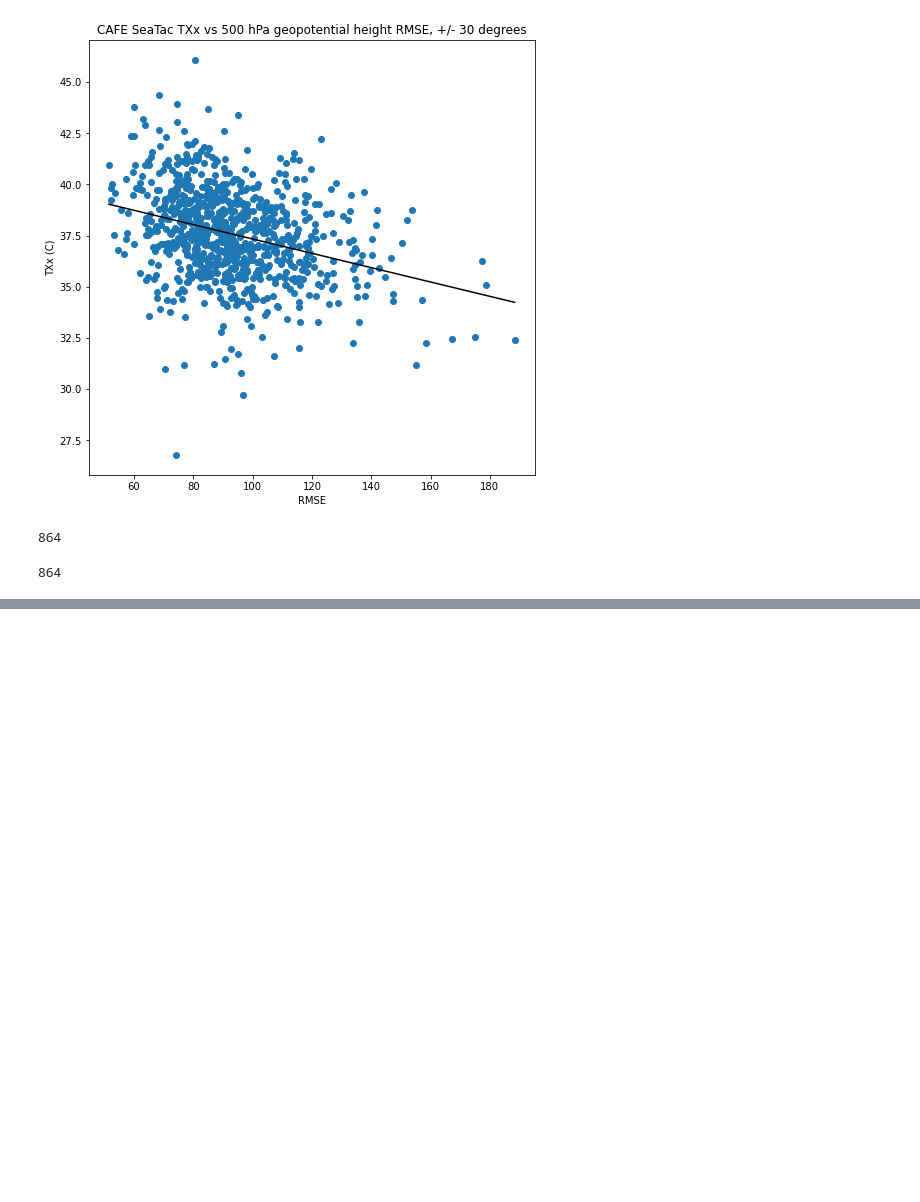
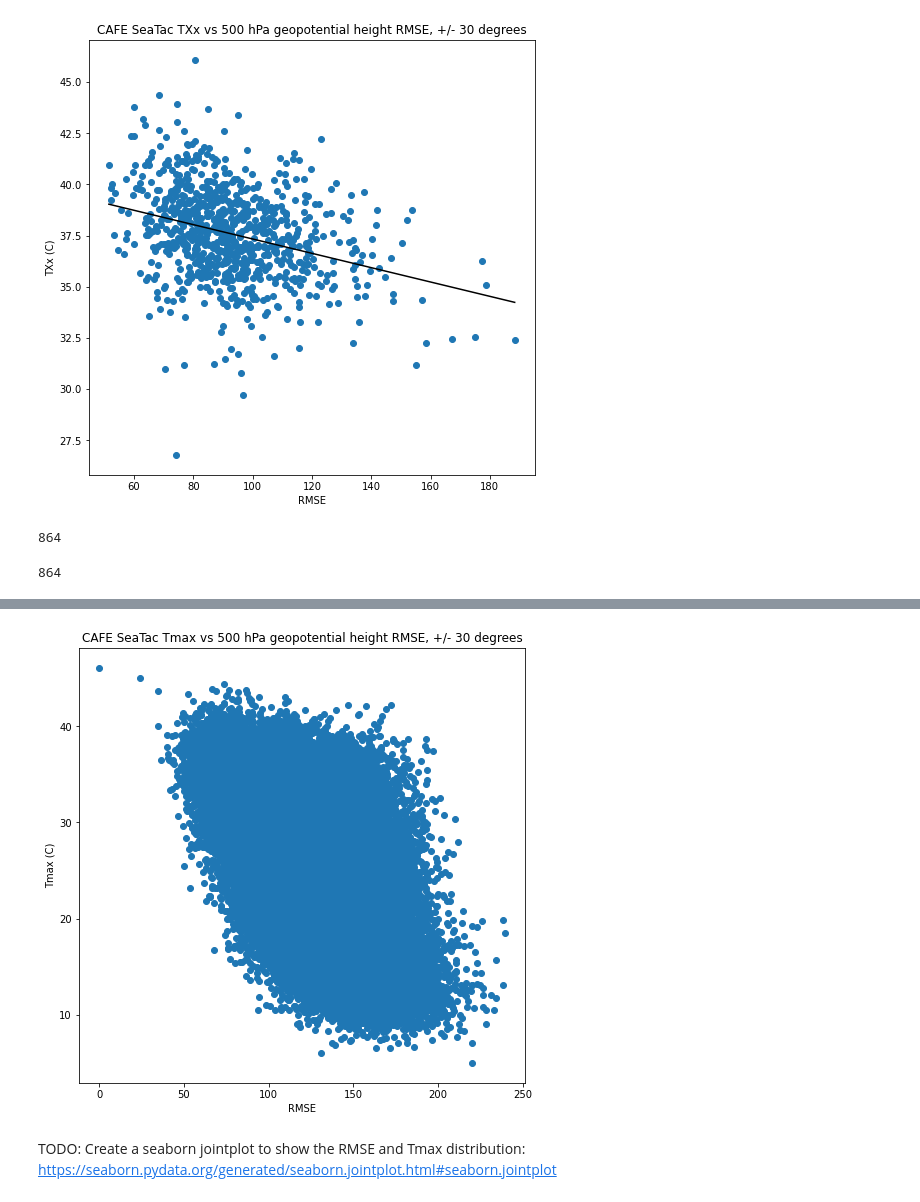
Before and after one commit to DamienIrving/seatac-txx, a Jupyter notebook: pattern_correlation.ipynb, the cells around one changed output, grey strips where cells are left out. Cells and saved outputs as stored; diff of their text form; code cells hidden in the pictures; blank space fills up the shorter version.

Commit message:
Switch to comparison against model hottest day

```diff
--- a/pattern_correlation.ipynb
+++ b/pattern_correlation.ipynb
@@ -219,0 +229,3 @@ len(rmse_array)
+# %%
+max_ensemble = int(da_model_tasmax.argmax(dim=['time', 'ensemble'])['ensemble'].data)
+max_ensemble
@@ -219,0 +238,17 @@ len(rmse_array)
+# %%
+max_z500 = da_model_h500_box.isel({'time': max_time, 'ensemble': max_ensemble})
+# %%
+def is_jja(month):
+    return (month >= 6) & (month <= 8)
+
+da_model_tasmax_jja = da_model_tasmax.sel(time=is_jja(ds_model['time.month']))
+da_model_h500_box_jja = da_model_h500_box.sel(time=is_jja(ds_model['time.month']))
+# %%
+rmse_jja = xs.rmse(
+    max_z500,
+    da_model_h500_box_jja,
+    dim=['lat', 'lon'],
+    weights=None,
+    skipna=False,
+    keep_attrs=True
+)
@@ -219,0 +275,18 @@ len(rmse_array)
+# %%
+plt.figure(figsize=[8, 8])
+#plt.scatter(rmse_jja.isel({'ensemble': 61}), da_model_tasmax_jja.isel({'ensemble': 61}))
+plt.scatter(rmse_jja.values.flatten(), da_model_tasmax_jja.values.flatten())
+#plt.plot(
+#    np.unique(rmse_array),
+#    np.poly1d(np.polyfit(rmse_array, txx_array, 1))(np.unique(rmse_array)),
+#    color='black',
+#)
+plt.xlabel('RMSE')
+plt.ylabel('Tmax (C)')
+plt.title(f'CAFE SeaTac Tmax vs 500 hPa geopotential height RMSE, +/- {distance} degrees')
+plt.show()
+# %% [output]
+[figure, added]
+# %% [markdown]
+TODO: Create a seaborn jointplot to show the RMSE and Tmax distribution:
+https://seaborn.pydata.org/generated/seaborn.jointplot.html#seaborn.jointplot
```
Also changed, not shown: parts of 9 cells of this notebook.
